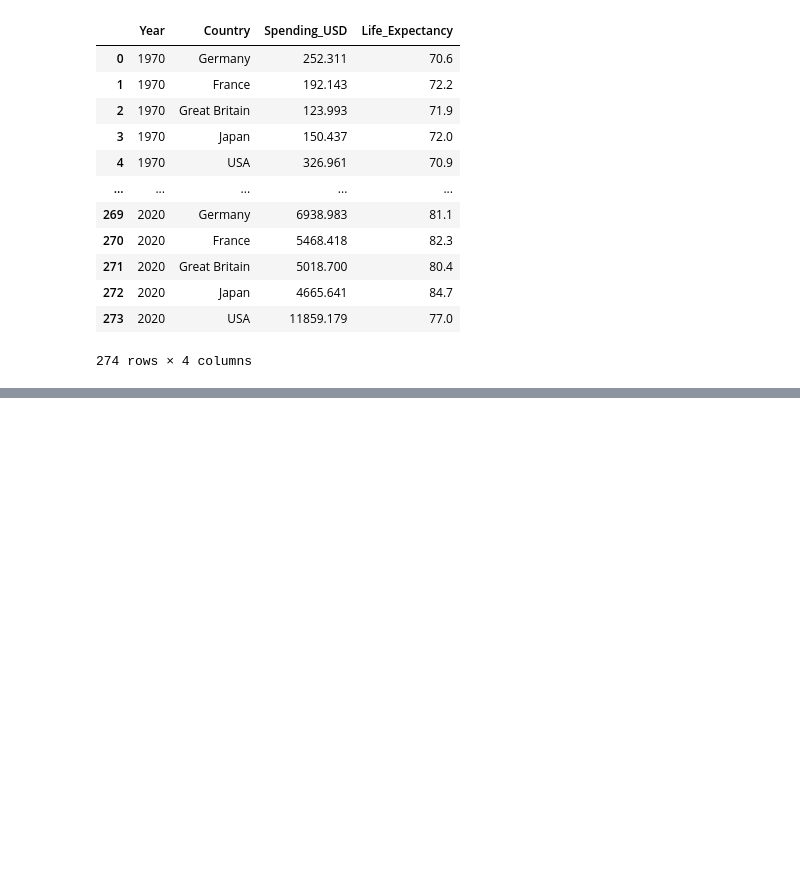
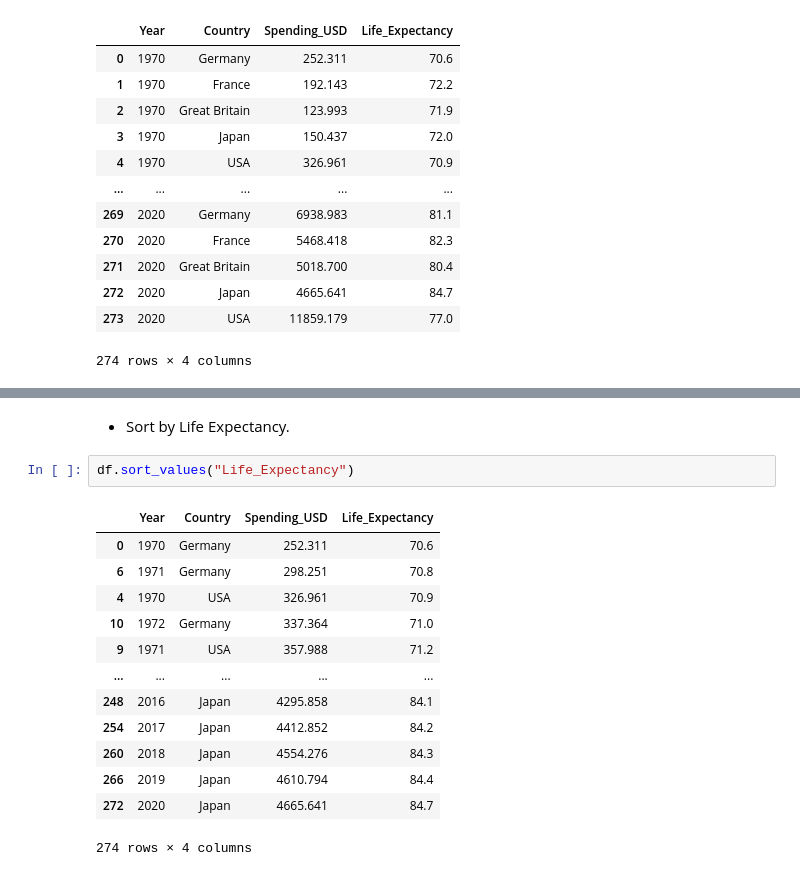
Before and after one commit to geershatisaxena/Healthtip-Data-Analysis, a Jupyter notebook: pandas.ipynb, the cells around one changed output, grey strips where cells are left out. Saved outputs shown, nothing was run; the diff lists cells and outputs as text; blank space fills up the shorter version.

```diff
--- a/pandas.ipynb
+++ b/pandas.ipynb
@@ -539,0 +558,18 @@ df.sort_values("Year")
+# %% [markdown]
+- Sort by Life Expectancy.
+# %%
+df.sort_values("Life_Expectancy")
+# %% [output]
+|  | Year | Country | Spending_USD | Life_Expectancy |
+| 0 | 1970 | Germany | 252.311 | 70.6 |
+| 6 | 1971 | Germany | 298.251 | 70.8 |
+| 4 | 1970 | USA | 326.961 | 70.9 |
+| 10 | 1972 | Germany | 337.364 | 71.0 |
+| 9 | 1971 | USA | 357.988 | 71.2 |
+| ... | ... | ... | ... | ... |
+| 248 | 2016 | Japan | 4295.858 | 84.1 |
+| 254 | 2017 | Japan | 4412.852 | 84.2 |
+| 260 | 2018 | Japan | 4554.276 | 84.3 |
+| 266 | 2019 | Japan | 4610.794 | 84.4 |
+| 272 | 2020 | Japan | 4665.641 | 84.7 |
+274 rows × 4 columns
```
Also changed, not shown: parts of 2 cells of this notebook.
